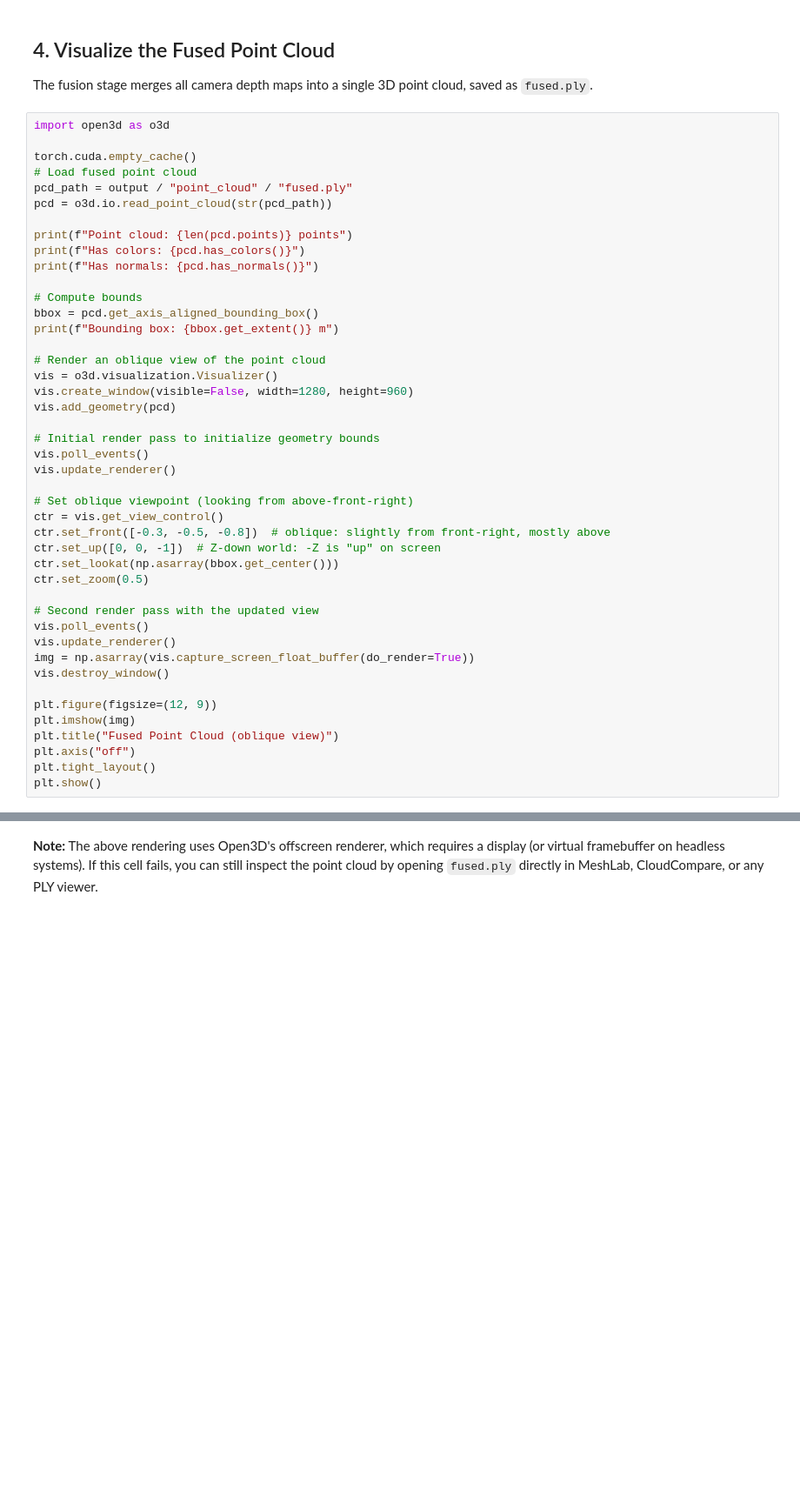
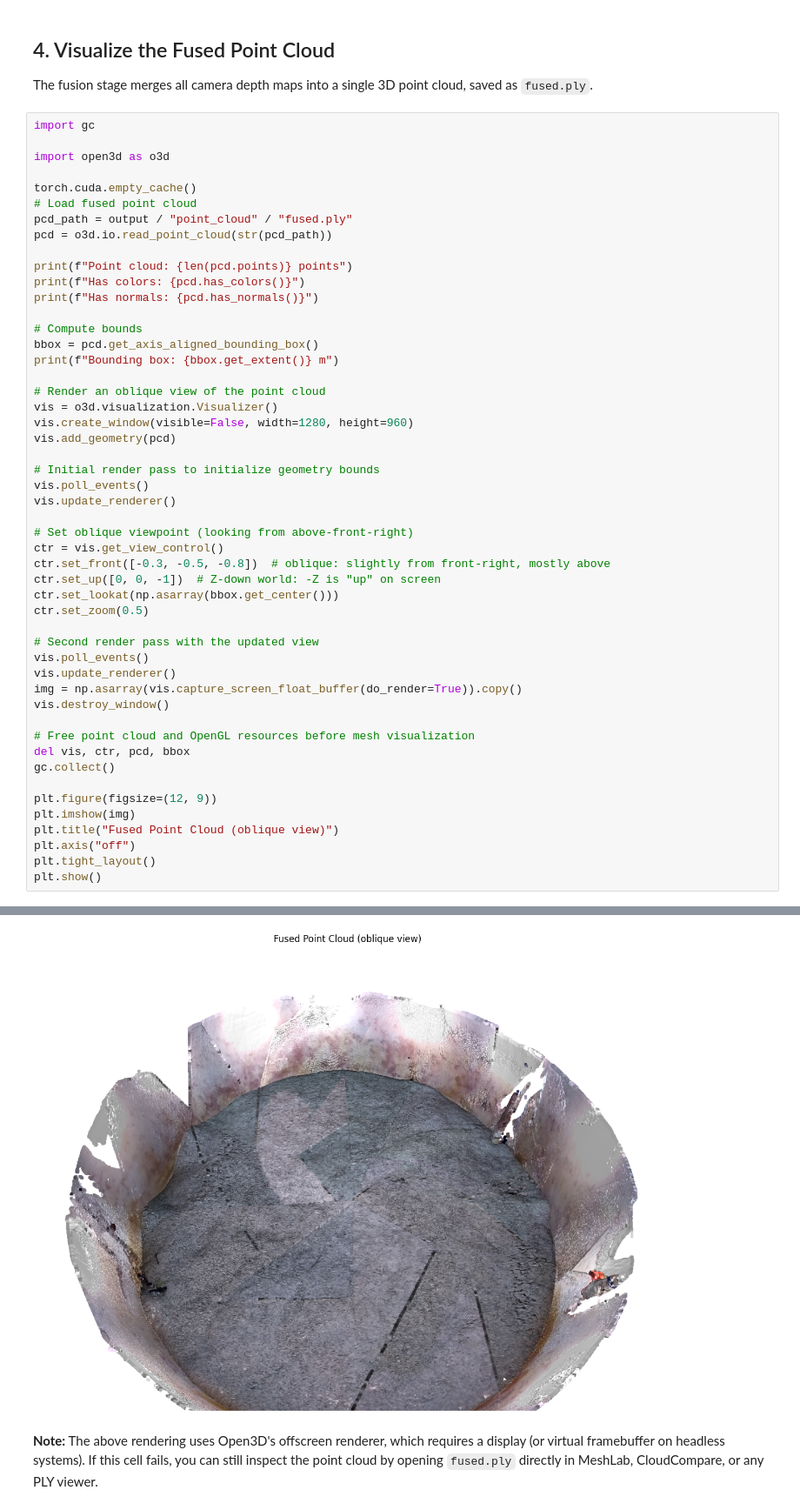
Before and after one commit to tlancaster6/AquaMVS, a Jupyter notebook: docs/tutorial/notebook.ipynb, the cells around one changed output, grey strips where cells are left out. Shown at 87% size. Drawn from its saved outputs; the diff is of its cells as text; blank space fills up the shorter version.

```diff
--- a/docs/tutorial/notebook.ipynb
+++ b/docs/tutorial/notebook.ipynb
@@ -216,6 +279,8 @@ print(f"Mean consistency: {consistency[valid_mask].mean():.1f} views")
 
 The fusion stage merges all camera depth maps into a single 3D point cloud, saved as `fused.ply`.
 # %%
+import gc
+
 import open3d as o3d
 
 torch.cuda.empty_cache()
@@ -250,8 +315,12 @@ ctr.set_zoom(0.5)
 # Second render pass with the updated view
 vis.poll_events()
 vis.update_renderer()
-img = np.asarray(vis.capture_screen_float_buffer(do_render=True))
+img = np.asarray(vis.capture_screen_float_buffer(do_render=True)).copy()
 vis.destroy_window()
+
+# Free point cloud and OpenGL resources before mesh visualization
+del vis, ctr, pcd, bbox
+gc.collect()
 
 plt.figure(figsize=(12, 9))
 plt.imshow(img)
@@ -259,3 +328,4 @@ plt.title("Fused Point Cloud (oblique view)")
 plt.axis("off")
 plt.tight_layout()
 plt.show()
+# %% [output]
@@ -262,3 +336,4 @@ plt.show()
+[figure, added]
 # %% [markdown]
 **Note:** The above rendering uses Open3D's offscreen renderer, which requires a display (or virtual framebuffer on headless systems). If this cell fails, you can still inspect the point cloud by opening `fused.ply` directly in MeshLab, CloudCompare, or any PLY viewer.
 # %% [markdown]
```
Also changed, not shown: parts of 12 cells of this notebook, 1 other file.
